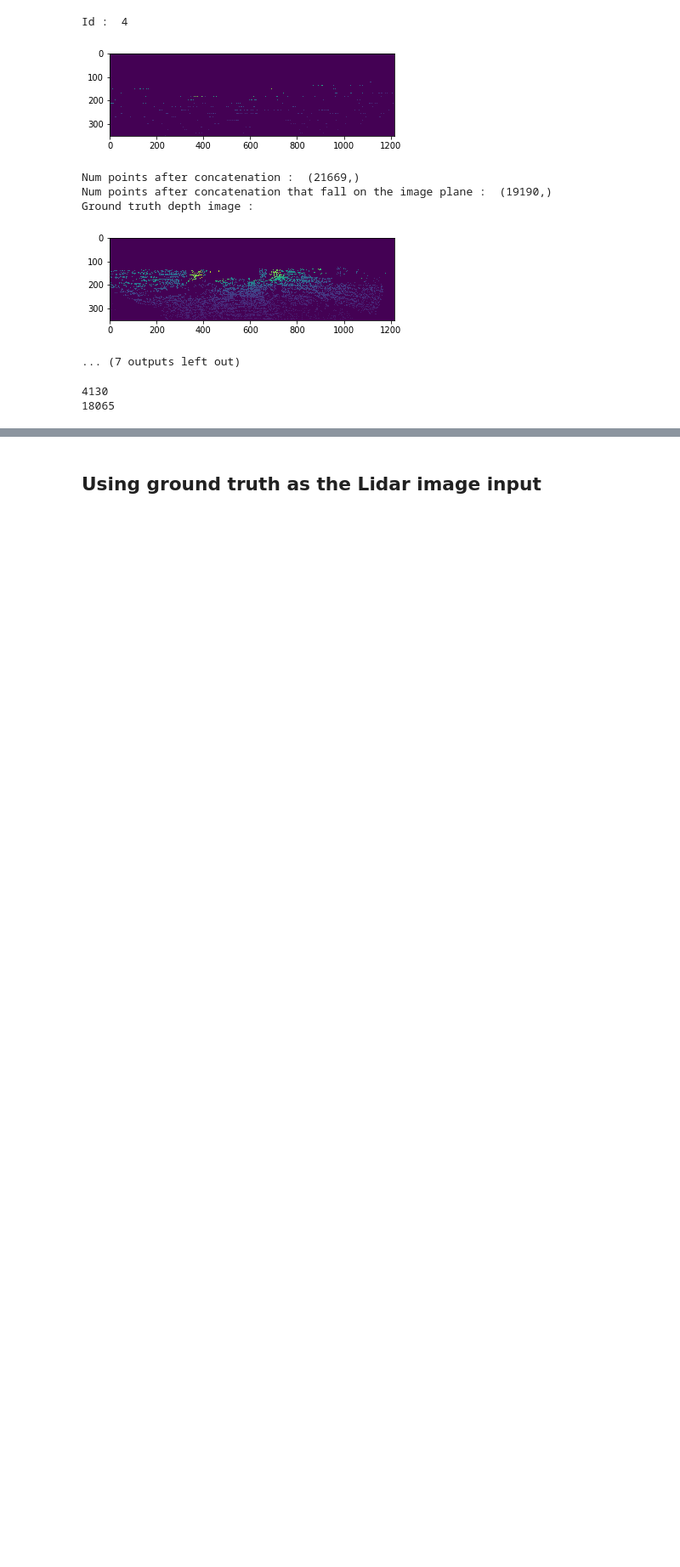
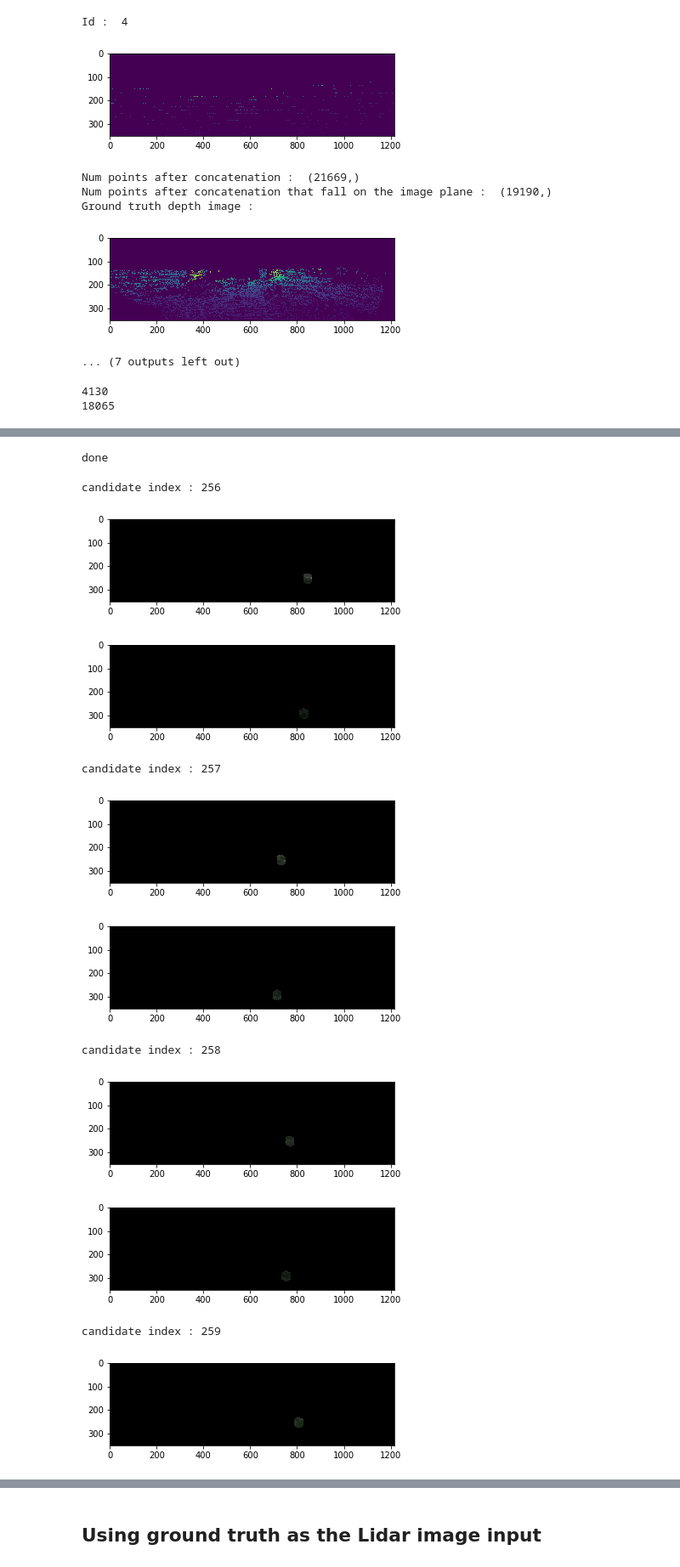
Before and after one commit to Madhan-Sureshbabu/Depth-Completion-from-Low-res-LiDAR-and-monocular-camera, a Jupyter notebook: Visual Odometry (depthCompletion dataset).ipynb, the cells around one changed output, grey strips where cells are left out. Shown at 85% size. Cells and saved outputs as stored; diff of their text form; code cells hidden in the pictures; blank space fills up the shorter version.

```diff
--- a/Visual Odometry (depthCompletion dataset).ipynb
+++ b/Visual Odometry (depthCompletion dataset).ipynb
@@ -298,0 +375,55 @@ print(np.where(depth_concatenated!=0)[0].shape[0])
+# %%
+# spx1.clusters[0].show()
+# for i in range(5) :
+#     plt.imshow(color.lab2rgb(spx1.clusters[i].masked_img))
+#     plt.show()
+from sklearn.neighbors import KDTree
+
+cluster_centres = []
+for cluster_id in spx1.clusters :
+    cluster_centres.append([spx1.clusters[cluster_id].mean_col, spx1.clusters[cluster_id].mean_row]) # (x,y)
+cluster_centres = np.asarray(cluster_centres)
+tree = KDTree(cluster_centres,leaf_size=2)
+print("done")
+# %% [output]
+done
+# %%
+start_time = time.time()
+for candidate_index in spx2.clusters :
+    num_lidar_points2 = np.where(spx2.clusters[candidate_index].masked_lidar_img!=0)[0].shape[0]
+    if  num_lidar_points2!= 0 : # and candidate_index < 5:
+        d_list = []
+        print("candidate index : {}".format(candidate_index))
+        plt.imshow(color.lab2rgb(spx2.clusters[candidate_index].masked_img))
+        plt.show()
+        dist, nearest_cluster_indices = tree.query(spx2.clusters[candidate_index].get_centre_xy(),k=5)
+#         print("dist",dist)
+        j=0
+        Dmin, min_cluster_index = -1, -1
+        for i in nearest_cluster_indices[0] :
+            d_list.append(spx2.clusters[candidate_index].get_distance(spx1.clusters[i],dist[0][j],0.9))
+#             print("d-total : ",d_list[-1]," ds : ",dist[0][j])
+            j+=1
+        d_list = np.asarray(d_list)
+        cluster_match_index = nearest_cluster_indices[0][np.argmax(d_list)]
+        spx1.clusters[cluster_match_index].match_index_next_img = candidate_index
+        spx2.clusters[candidate_index].match_index_prev_img = cluster_match_index
+        plt.imshow(color.lab2rgb(spx1.clusters[cluster_match_index].masked_img))
+        plt.show()
+        num_lidar_points1 = np.where(spx1.clusters[cluster_match_index].masked_lidar_img!=0)[0].shape[0]
+#         print(num_lidar_points1)
+#         print(num_lidar_points2)
+
+print("time in secs : ",(time.time() - start_time))
+# %% [output]
+candidate index : 256
+[figure, added]
+[figure, added]
+candidate index : 257
+[figure, added]
+[figure, added]
+candidate index : 258
+[figure, added]
+[figure, added]
+candidate index : 259
+[figure, added]
```
Also changed, not shown: parts of 10 cells of this notebook, 1 other file.
